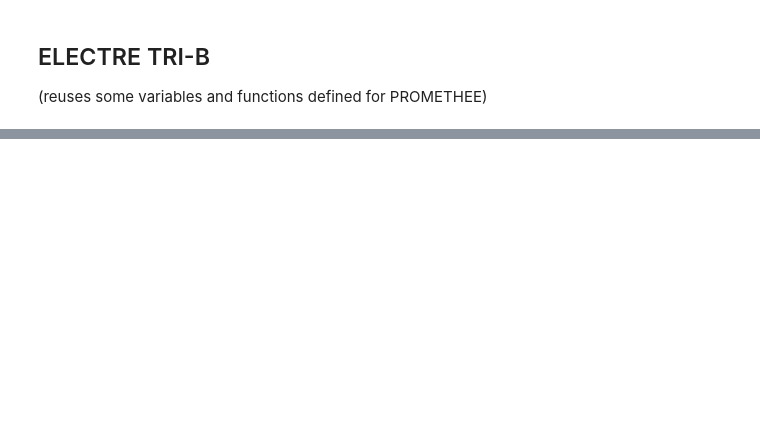
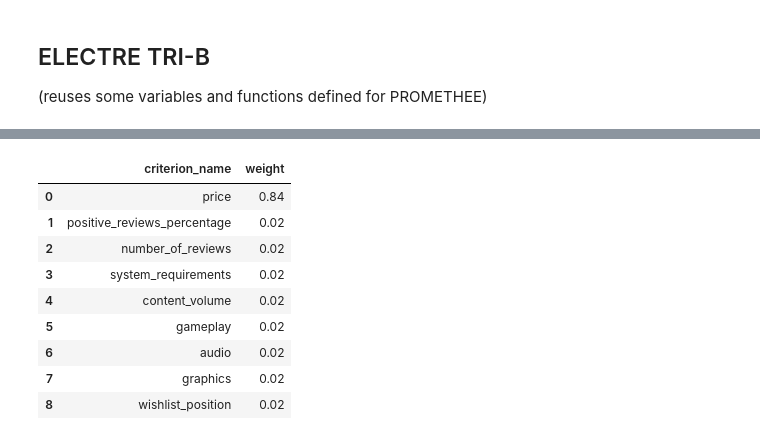
Before and after one commit to Garbarkozaurus/put-DA-project1, a Jupyter notebook: promethee_notebook.ipynb, the cells around one changed output, grey strips where cells are left out. Drawn from its saved outputs; the diff is of its cells as text; code cells hidden in the pictures; blank space fills up the shorter version.

```diff
--- a/promethee_notebook.ipynb
+++ b/promethee_notebook.ipynb
@@ -578,0 +606,16 @@ Low Tier (0):
+# %%
+criteria = pd.read_csv("./data/games_criteria.csv").assign(weight=0.02)
+criteria.loc[criteria['criterion_name'] == 'price', 'weight'] = 0.84
+cutoff = criteria.loc[criteria['criterion_name'] == 'positive_reviews_percentage', 'weight']
+criteria[['criterion_name', 'weight']]
+# %% [output]
+|  | criterion_name | weight |
+| 0 | price | 0.84 |
+| 1 | positive_reviews_percentage | 0.02 |
+| 2 | number_of_reviews | 0.02 |
+| 3 | system_requirements | 0.02 |
+| 4 | content_volume | 0.02 |
+| 5 | gameplay | 0.02 |
+| 6 | audio | 0.02 |
+| 7 | graphics | 0.02 |
+| 8 | wishlist_position | 0.02 |
```
Also changed, not shown: parts of 14 cells of this notebook, 1 other file.
